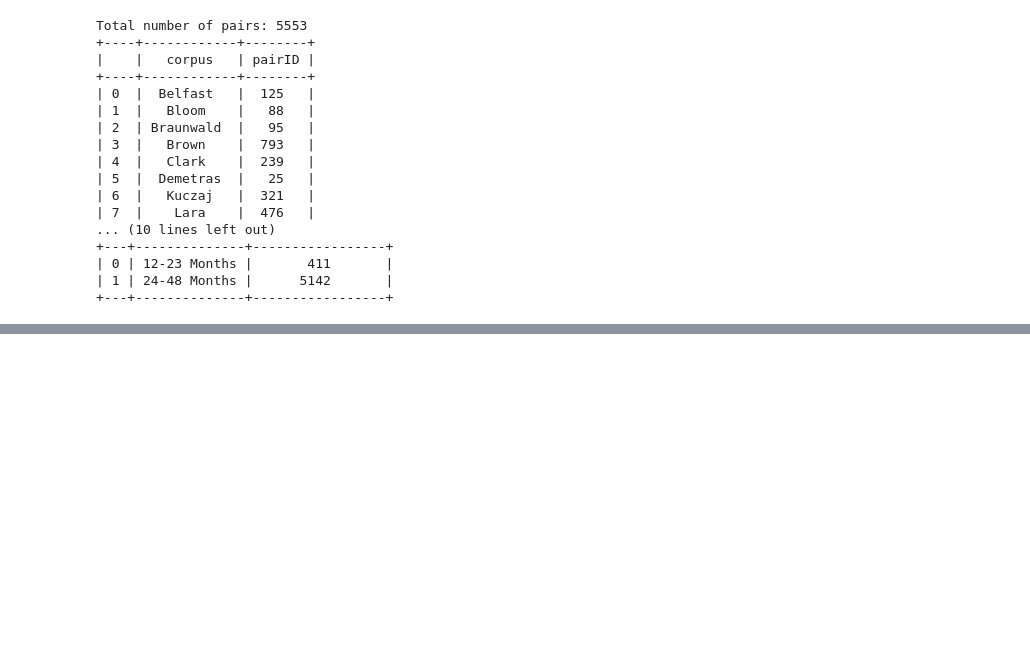
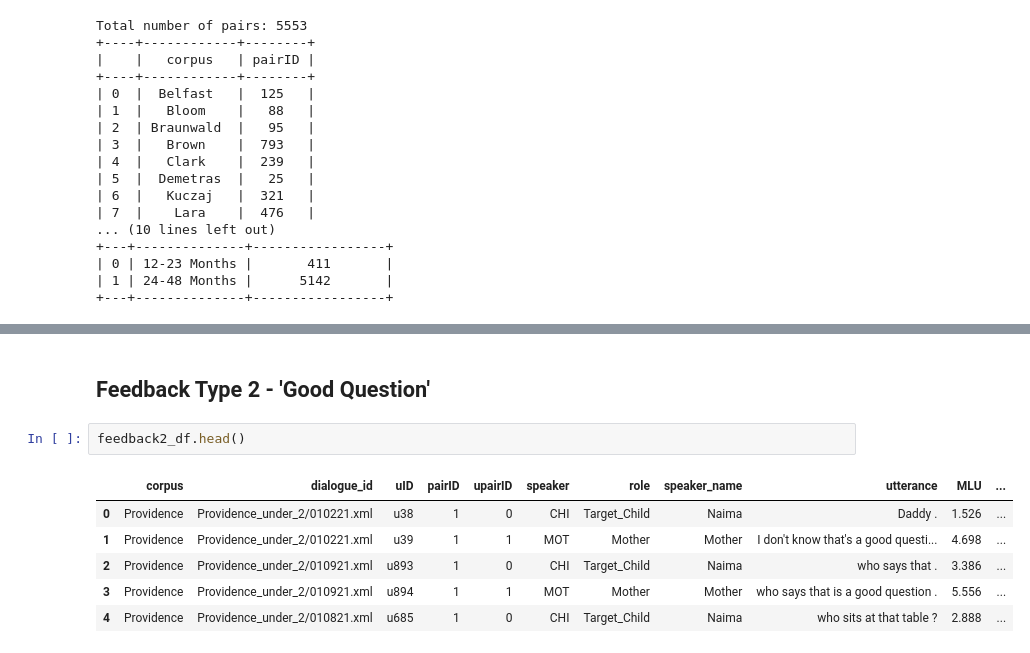
Before and after one commit to maryam-bala/Childes-Thesis, a Jupyter notebook: extract-feedback/feedback-pairs-stats.ipynb, the cells around one changed output, grey strips where cells are left out. Drawn from its saved outputs; the diff is of its cells as text; blank space fills up the shorter version.

```diff
--- a/extract-feedback/feedback-pairs-stats.ipynb
+++ b/extract-feedback/feedback-pairs-stats.ipynb
@@ -480,0 +486,11 @@ Total number of pairs: 5553
+# %% [markdown]
+## Feedback Type 2 - 'Good Question'
+# %%
+feedback2_df.head()
+# %% [output]
+|  | corpus | dialogue_id | uID | pairID | upairID | speaker | role | speaker_name | utterance | MLU | ... |
+| 0 | Providence | Providence_under_2/010221.xml | u38 | 1 | 0 | CHI | Target_Child | Naima | Daddy . | 1.526 | ... |
+| 1 | Providence | Providence_under_2/010221.xml | u39 | 1 | 1 | MOT | Mother | Mother | I don't know that's a good questi... | 4.698 | ... |
+| 2 | Providence | Providence_under_2/010921.xml | u893 | 1 | 0 | CHI | Target_Child | Naima | who says that . | 3.386 | ... |
+| 3 | Providence | Providence_under_2/010921.xml | u894 | 1 | 1 | MOT | Mother | Mother | who says that is a good question . | 5.556 | ... |
+| 4 | Providence | Providence_under_2/010821.xml | u685 | 1 | 0 | CHI | Target_Child | Naima | who sits at that table ? | 2.888 | ... |
```
Also changed, not shown: parts of 33 cells of this notebook, 24 other files.
